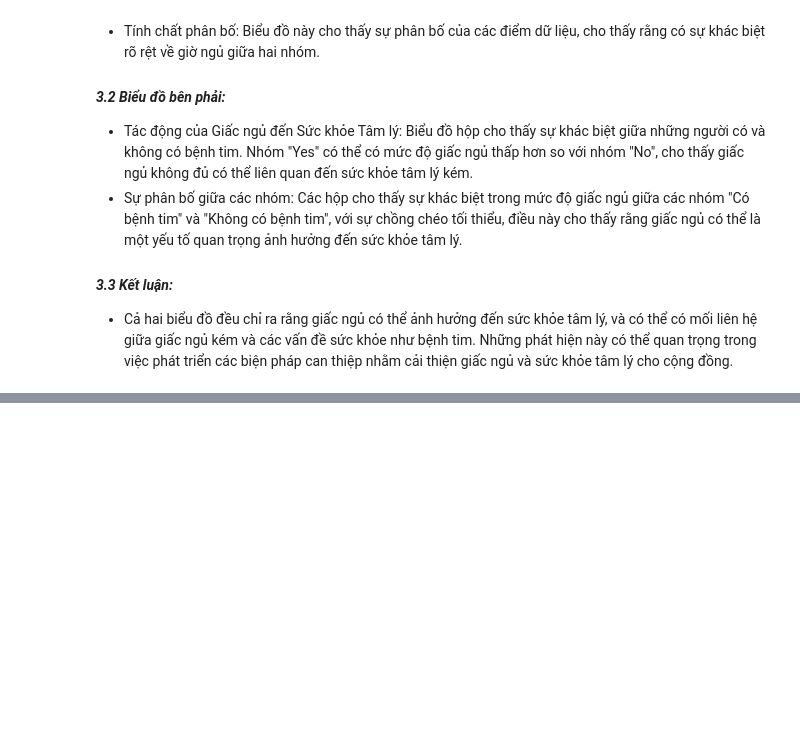
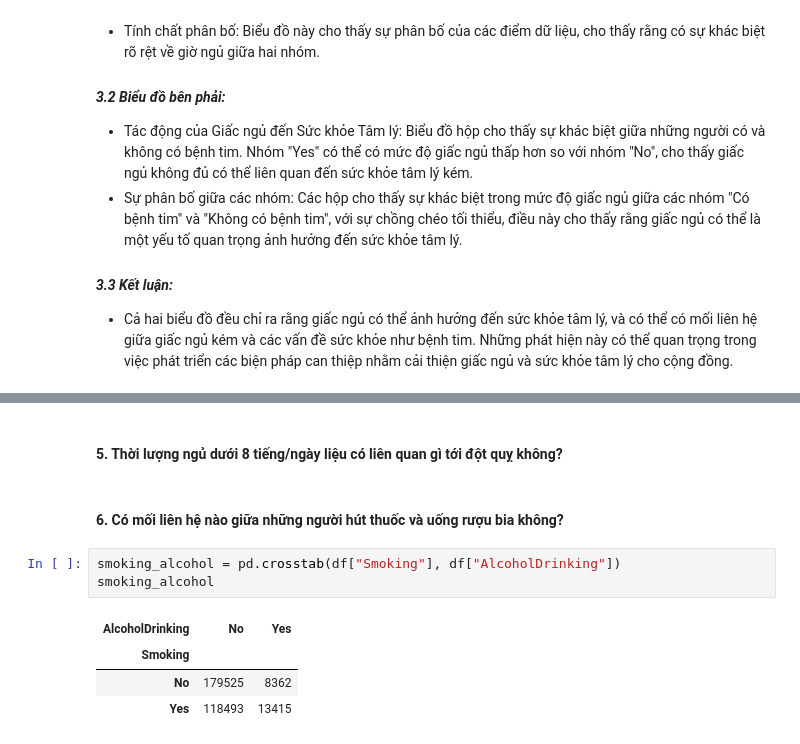
Before and after one commit to richardnguyen0715/Pro4DS-FinalProject-HandleKaggleDatasetProblems, a Jupyter notebook: Source/DataExploration.ipynb, the cells around one changed output, grey strips where cells are left out. Drawn from its saved outputs; the diff is of its cells as text; blank space fills up the shorter version.

```diff
--- a/Source/DataExploration.ipynb
+++ b/Source/DataExploration.ipynb
@@ -833,0 +854,12 @@ plt.show()
+# %% [markdown]
+#### 5. Thời lượng ngủ dưới 8 tiếng/ngày liệu có liên quan gì tới đột quỵ không?
+# %% [markdown]
+#### 6. Có mối liên hệ nào giữa những người hút thuốc và uống rượu bia không?
+# %%
+smoking_alcohol = pd.crosstab(df["Smoking"], df["AlcoholDrinking"])
+smoking_alcohol
+# %% [output]
+| AlcoholDrinking | No | Yes |
+| Smoking |  |  |
+| No | 179525 | 8362 |
+| Yes | 118493 | 13415 |
```
Also changed, not shown: parts of 3 cells of this notebook.
